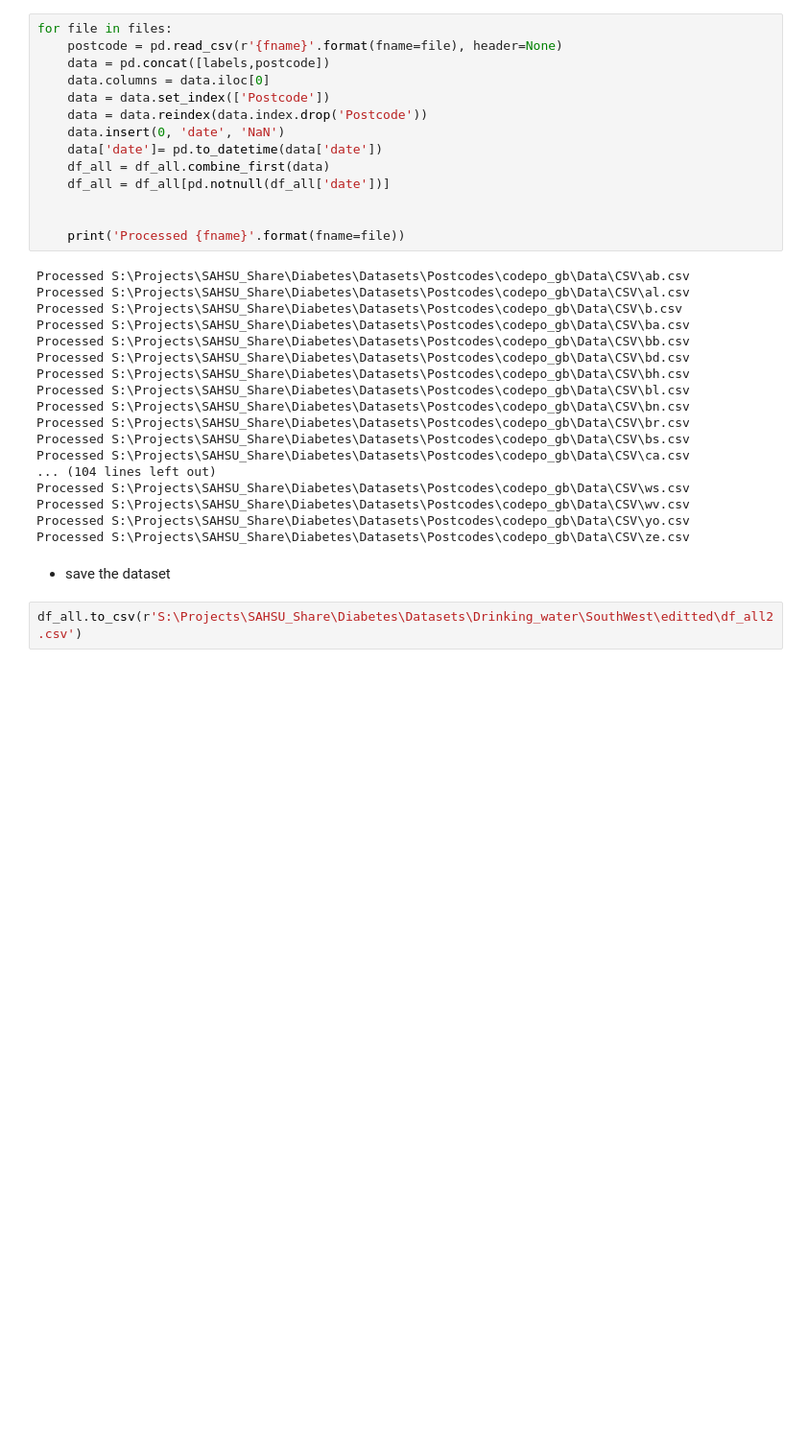
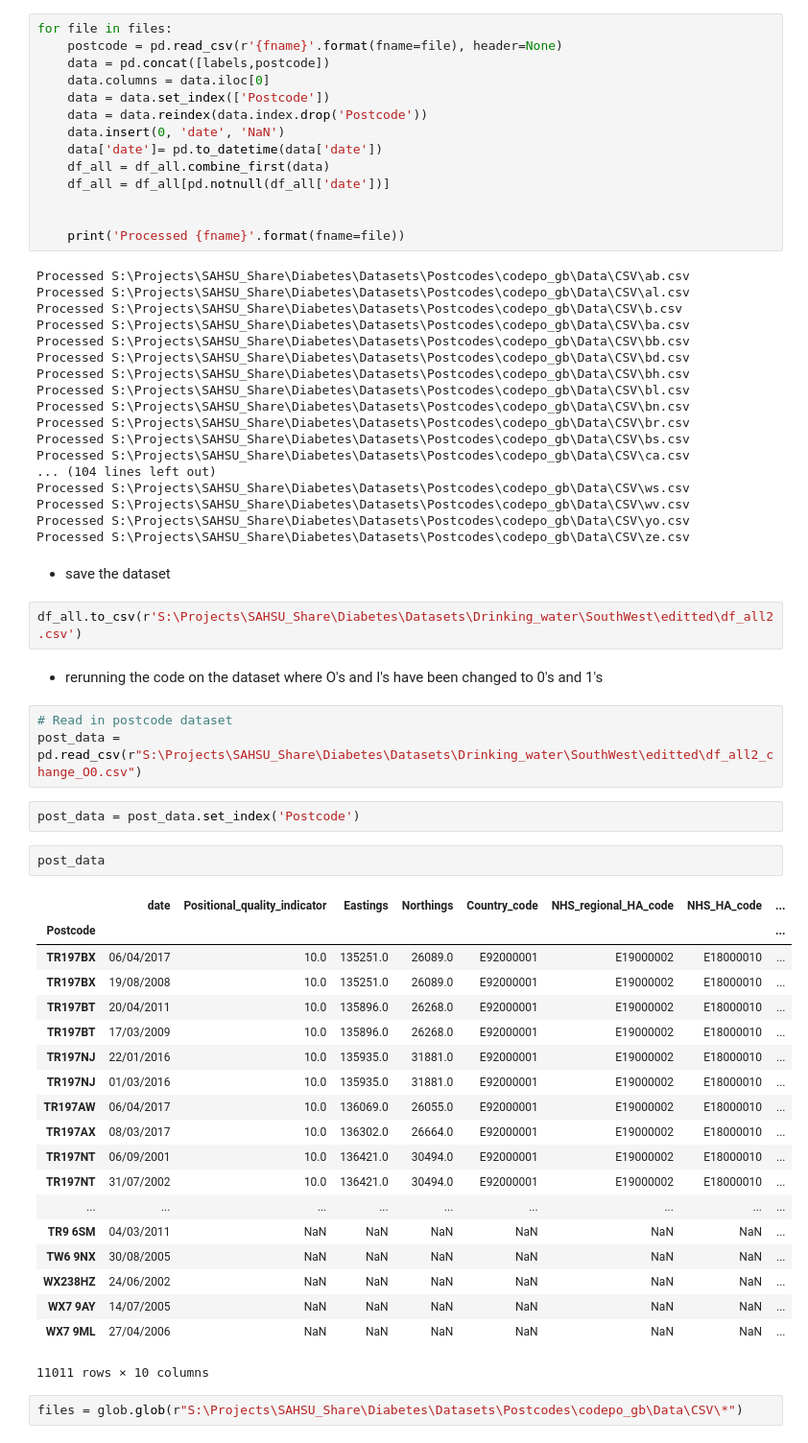
Before and after one commit to annalisasheehan/ICL_Diabetes, a Jupyter notebook: postcode_easting_northing_matching.ipynb, the cells around one changed output. Shown at 96% size. Saved outputs shown, nothing was run; the diff lists cells and outputs as text; blank space fills up the shorter version.

Commit message:
Re-analyse data to include data with O's and I's changed

```diff
--- a/postcode_easting_northing_matching.ipynb
+++ b/postcode_easting_northing_matching.ipynb
@@ -243,3 +243,34 @@ Processed S:\Projects\SAHSU_Share\Diabetes\Datasets\Postcodes\codepo_gb\Data\CSV
 - save the dataset
 # %%
 df_all.to_csv(r'S:\Projects\SAHSU_Share\Diabetes\Datasets\Drinking_water\SouthWest\editted\df_all2.csv')
+# %% [markdown]
+- rerunning the code on the dataset where O's and I's have been changed to 0's and 1's
+# %%
+# Read in postcode dataset
+post_data = pd.read_csv(r"S:\Projects\SAHSU_Share\Diabetes\Datasets\Drinking_water\SouthWest\editted\df_all2_change_O0.csv")
+# %%
+post_data = post_data.set_index('Postcode')
+# %%
+post_data
+# %% [output]
+|  | date | Positional_quality_indicator | Eastings | Northings | Country_code | NHS_regional_HA_code | NHS_HA_code | ... |
+| Postcode |  |  |  |  |  |  |  | ... |
+| TR197BX | 06/04/2017 | 10.0 | 135251.0 | 26089.0 | E92000001 | E19000002 | E18000010 | ... |
+| TR197BX | 19/08/2008 | 10.0 | 135251.0 | 26089.0 | E92000001 | E19000002 | E18000010 | ... |
+| TR197BT | 20/04/2011 | 10.0 | 135896.0 | 26268.0 | E92000001 | E19000002 | E18000010 | ... |
+| TR197BT | 17/03/2009 | 10.0 | 135896.0 | 26268.0 | E92000001 | E19000002 | E18000010 | ... |
+| TR197NJ | 22/01/2016 | 10.0 | 135935.0 | 31881.0 | E92000001 | E19000002 | E18000010 | ... |
+| TR197NJ | 01/03/2016 | 10.0 | 135935.0 | 31881.0 | E92000001 | E19000002 | E18000010 | ... |
+| TR197AW | 06/04/2017 | 10.0 | 136069.0 | 26055.0 | E92000001 | E19000002 | E18000010 | ... |
+| TR197AX | 08/03/2017 | 10.0 | 136302.0 | 26664.0 | E92000001 | E19000002 | E18000010 | ... |
+| TR197NT | 06/09/2001 | 10.0 | 136421.0 | 30494.0 | E92000001 | E19000002 | E18000010 | ... |
+| TR197NT | 31/07/2002 | 10.0 | 136421.0 | 30494.0 | E92000001 | E19000002 | E18000010 | ... |
+| ... | ... | ... | ... | ... | ... | ... | ... | ... |
+| TR9 6SM | 04/03/2011 | NaN | NaN | NaN | NaN | NaN | NaN | ... |
+| TW6 9NX | 30/08/2005 | NaN | NaN | NaN | NaN | NaN | NaN | ... |
+| WX238HZ | 24/06/2002 | NaN | NaN | NaN | NaN | NaN | NaN | ... |
+| WX7 9AY | 14/07/2005 | NaN | NaN | NaN | NaN | NaN | NaN | ... |
+| WX7 9ML | 27/04/2006 | NaN | NaN | NaN | NaN | NaN | NaN | ... |
+11011 rows × 10 columns
+# %%
+files = glob.glob(r"S:\Projects\SAHSU_Share\Diabetes\Datasets\Postcodes\codepo_gb\Data\CSV\*")
```
Also changed, not shown: parts of 5 cells of this notebook.
